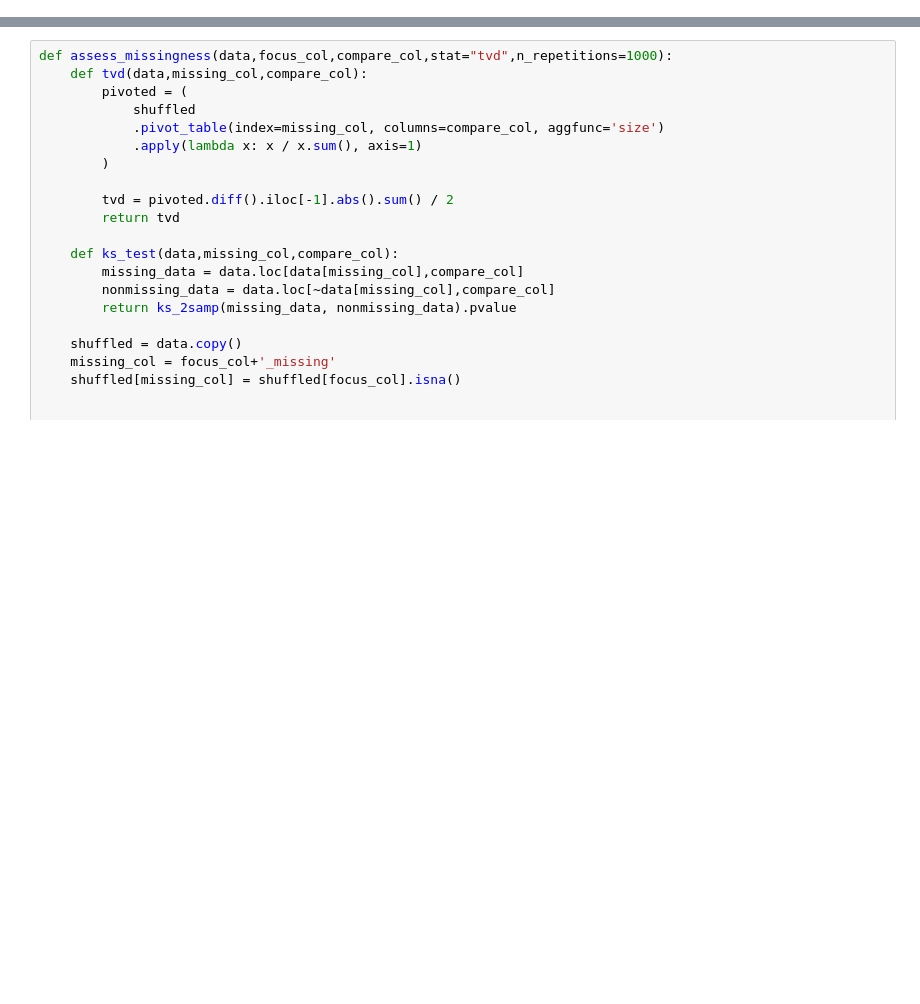
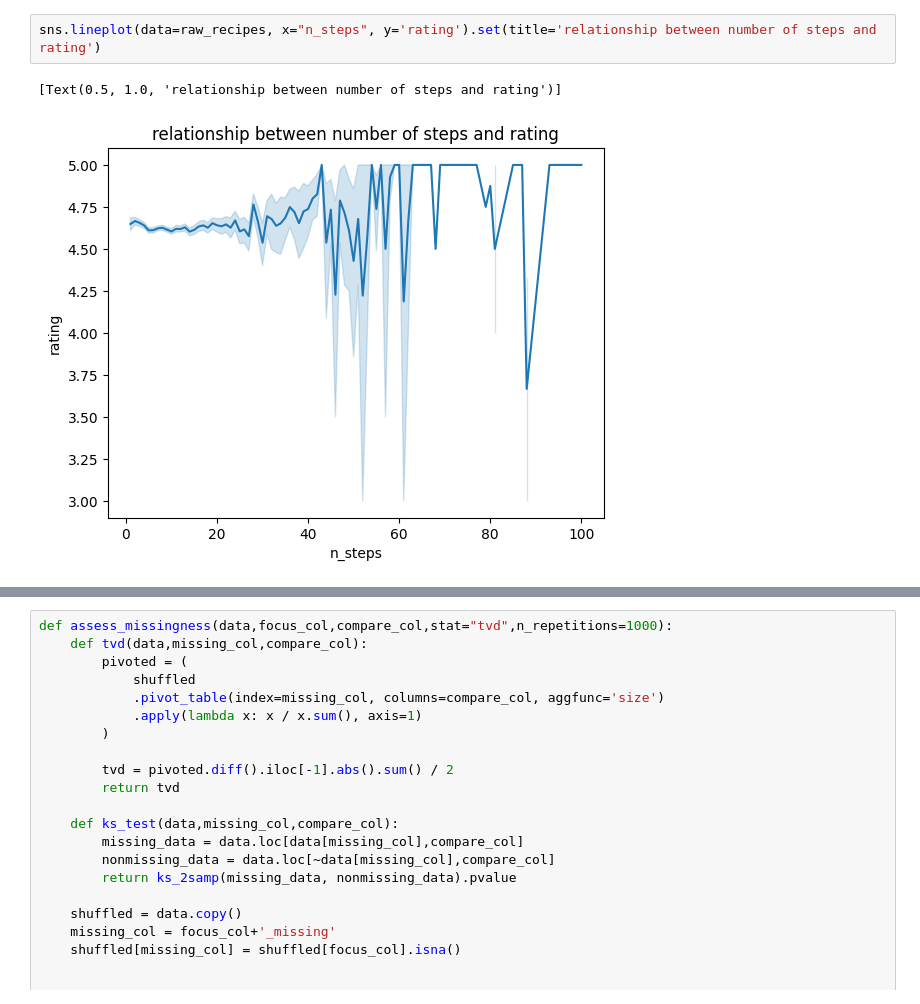
Before and after one commit to LtAstros/Food_POC, a Jupyter notebook: food_POC.ipynb, the cells around one changed output, grey strips where cells are left out. Saved outputs shown, nothing was run; the diff lists cells and outputs as text; blank space fills up the shorter version.

```diff
--- a/food_POC.ipynb
+++ b/food_POC.ipynb
@@ -33,0 +73,5 @@ raw_recipes[
+# %%
+sns.lineplot(data=raw_recipes, x="n_steps", y='rating').set(title='relationship between number of steps and rating')
+# %% [output]
+[Text(0.5, 1.0, 'relationship between number of steps and rating')]
+[figure, added]
```
Also changed, not shown: parts of 23 cells of this notebook, 3 other files.
